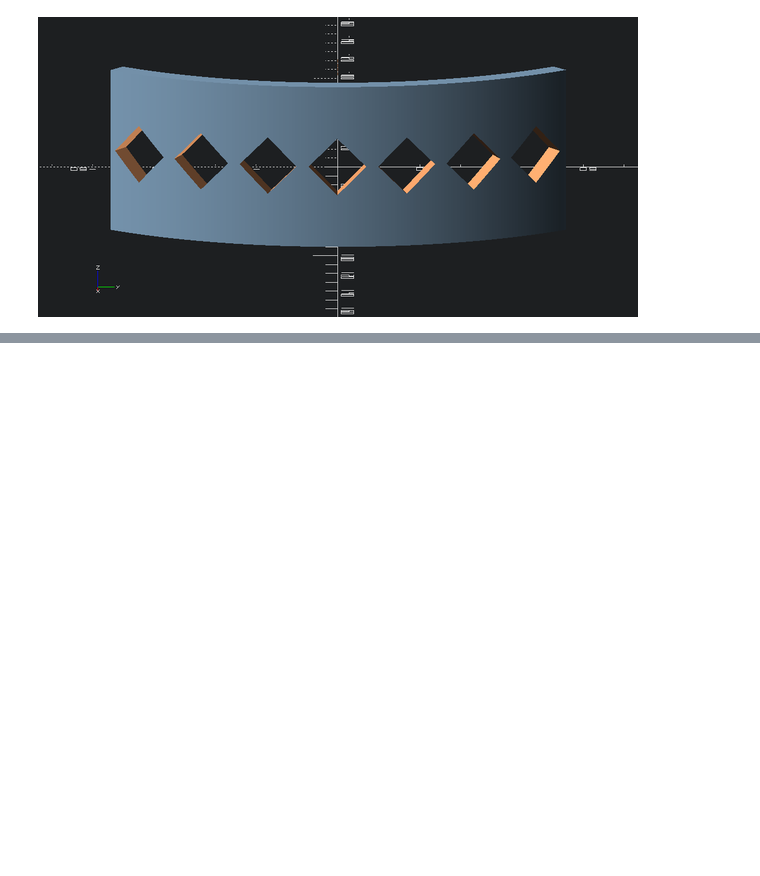
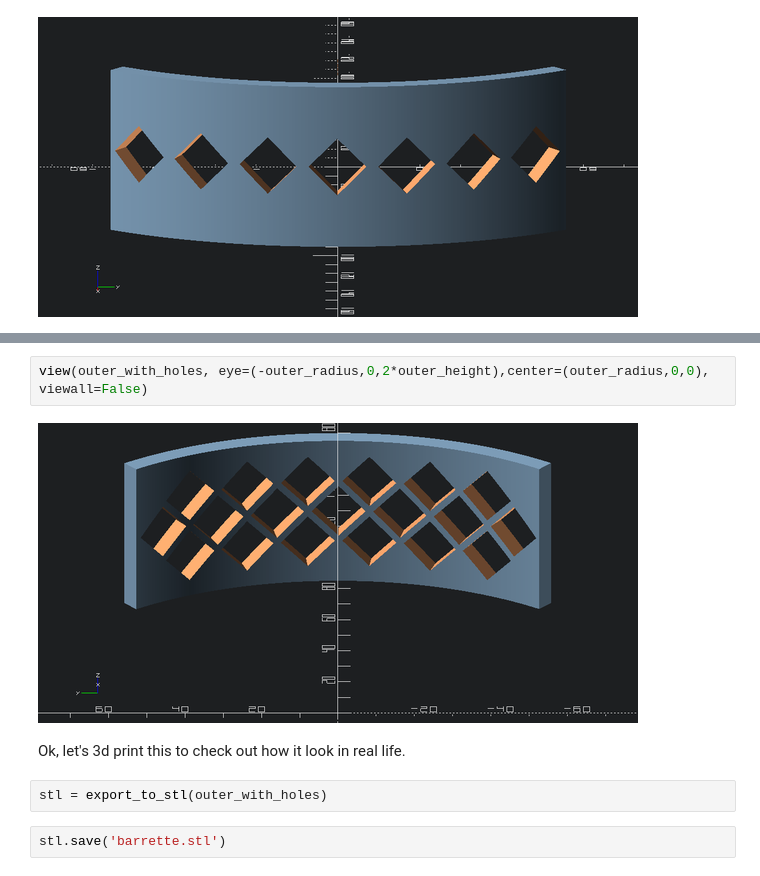
Before and after one commit to ozpau/cadlab, a Jupyter notebook: nbs/examples/01_stick_barrette.ipynb, the cells around one changed output, grey strips where cells are left out. Saved outputs shown, nothing was run; the diff lists cells and outputs as text; blank space fills up the shorter version.

```diff
--- a/nbs/examples/01_stick_barrette.ipynb
+++ b/nbs/examples/01_stick_barrette.ipynb
@@ -206,0 +253,10 @@ Looks nice!
+# %%
+view(outer_with_holes, eye=(-outer_radius,0,2*outer_height),center=(outer_radius,0,0), viewall=False)
+# %% [output]
+[figure, added]
+# %% [markdown]
+Ok, let's 3d print this to check out how it look in real life.
+# %%
+stl = export_to_stl(outer_with_holes)
+# %%
+stl.save('barrette.stl')
```
Also changed, not shown: parts of 5 cells of this notebook, 2 other files.
